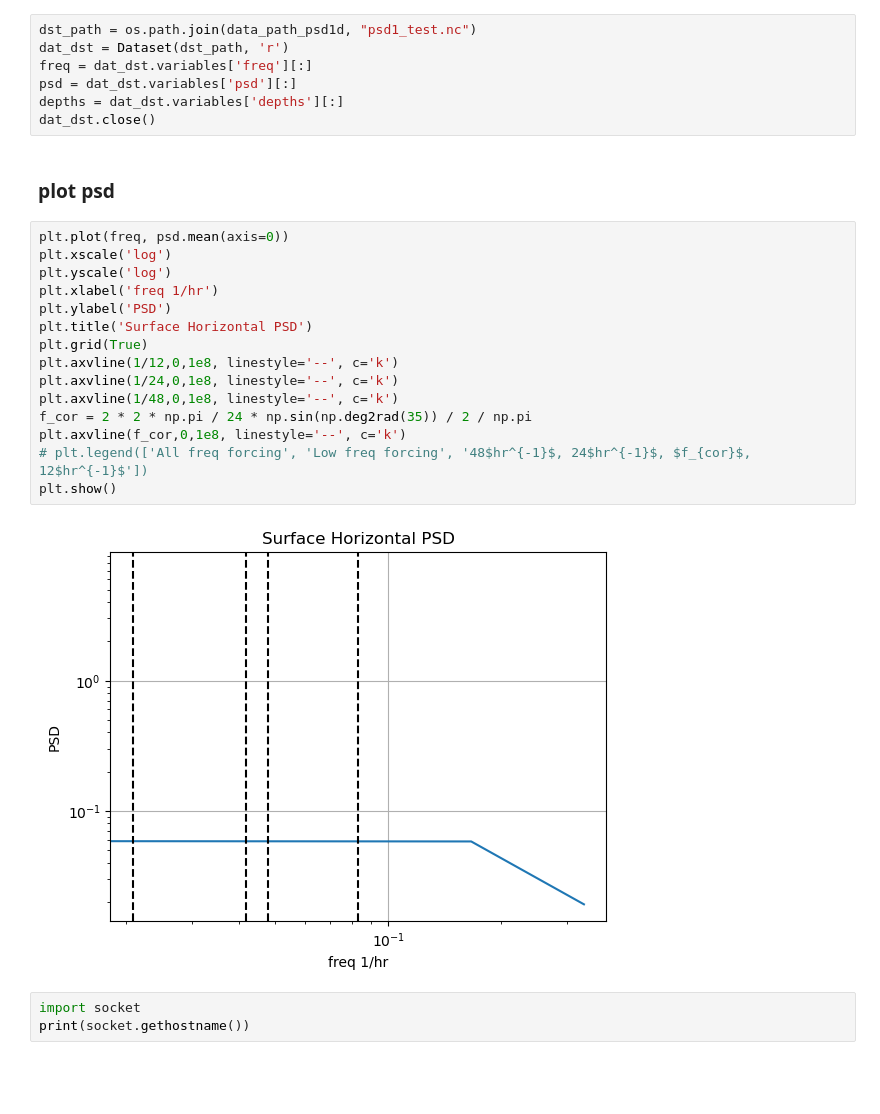
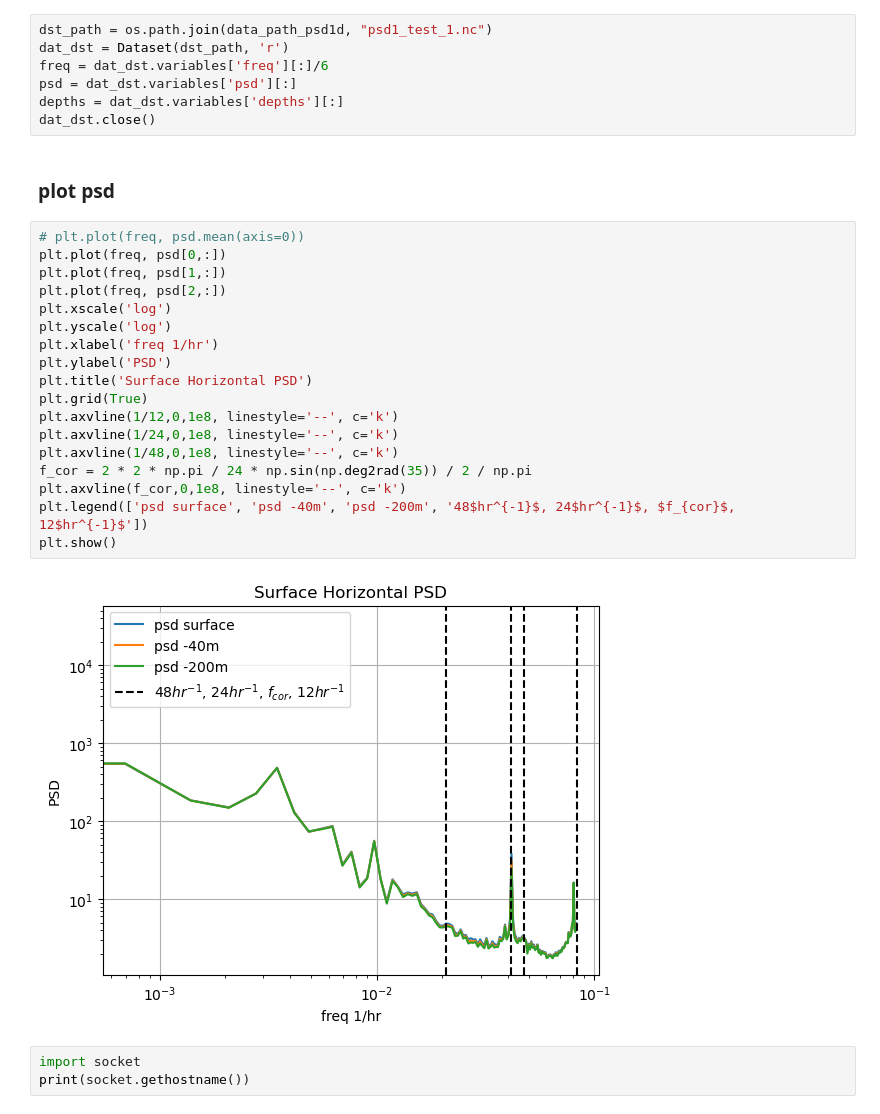
Before and after one commit to michuly/MOTIVE, a Jupyter notebook: Model_plots/psd_1d.ipynb, the cells around one changed output. Drawn from its saved outputs; the diff is of its cells as text; blank space fills up the shorter version.

```diff
--- a/Model_plots/psd_1d.ipynb
+++ b/Model_plots/psd_1d.ipynb
@@ -6,31 +6,34 @@ from imports_file import *
 # %% [markdown]
 ### upload dataset
 # %%
-dst_path = os.path.join(data_path_psd1d, "psd1_test.nc")
+dst_path = os.path.join(data_path_psd1d, "psd1_test_1.nc")
 dat_dst = Dataset(dst_path, 'r')
-freq = dat_dst.variables['freq'][:]
+freq = dat_dst.variables['freq'][:]/6
 psd = dat_dst.variables['psd'][:]
 depths = dat_dst.variables['depths'][:]
 dat_dst.close()
 # %% [markdown]
 ### plot psd
 # %%
-plt.plot(freq, psd.mean(axis=0))
+# plt.plot(freq, psd.mean(axis=0))
+plt.plot(freq, psd[0,:])
+plt.plot(freq, psd[1,:])
+plt.plot(freq, psd[2,:])
 plt.xscale('log')
 plt.yscale('log')
 plt.xlabel('freq 1/hr')
 plt.ylabel('PSD')
 plt.title('Surface Horizontal PSD')
 plt.grid(True)
 plt.axvline(1/12,0,1e8, linestyle='--', c='k')
 plt.axvline(1/24,0,1e8, linestyle='--', c='k')
 plt.axvline(1/48,0,1e8, linestyle='--', c='k')
 f_cor = 2 * 2 * np.pi / 24 * np.sin(np.deg2rad(35)) / 2 / np.pi
 plt.axvline(f_cor,0,1e8, linestyle='--', c='k')
-# plt.legend(['All freq forcing', 'Low freq forcing', '48$hr^{-1}$, 24$hr^{-1}$, $f_{cor}$, 12$hr^{-1}$'])
+plt.legend(['psd surface', 'psd -40m', 'psd -200m', '48$hr^{-1}$, 24$hr^{-1}$, $f_{cor}$, 12$hr^{-1}$'])
 plt.show()
 # %% [output]
-[figure, old version]
+[figure, new version]
 # %%
 import socket
 print(socket.gethostname())
```
Also changed, not shown: 1 other file.
